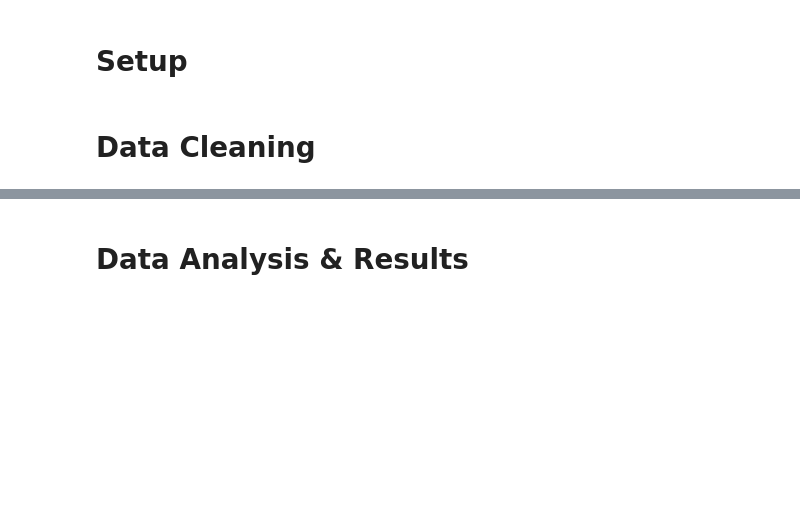
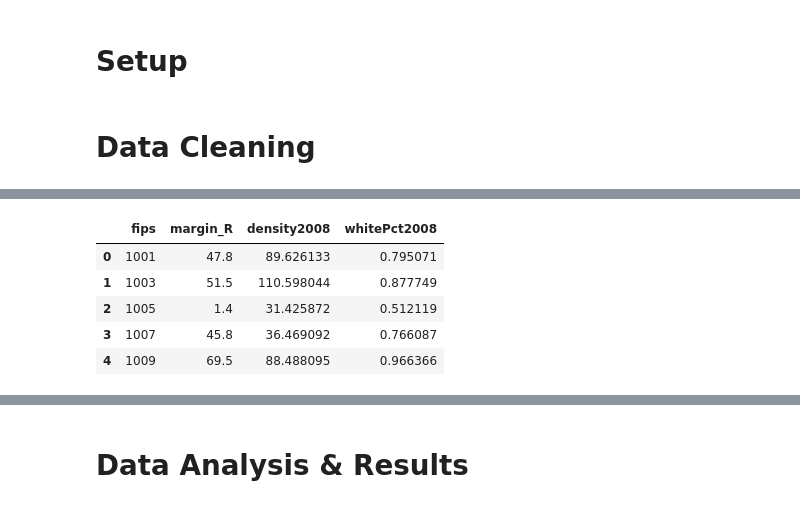
Before and after one commit to GiacomoPuccini/COGS108_Repo, a Jupyter notebook: FinalProject.ipynb, the cells around one changed output, grey strips where cells are left out. Saved outputs shown, nothing was run; the diff lists cells and outputs as text; code cells hidden in the pictures; blank space fills up the shorter version.

```diff
--- a/FinalProject.ipynb
+++ b/FinalProject.ipynb
@@ -286,0 +298,9 @@ data2016 = data2016.iloc[28:]
+# %%
+data2008.head()
+# %% [output]
+|  | fips | margin_R | density2008 | whitePct2008 |
+| 0 | 1001 | 47.8 | 89.626133 | 0.795071 |
+| 1 | 1003 | 51.5 | 110.598044 | 0.877749 |
+| 2 | 1005 | 1.4 | 31.425872 | 0.512119 |
+| 3 | 1007 | 45.8 | 36.469092 | 0.766087 |
+| 4 | 1009 | 69.5 | 88.488095 | 0.966366 |
```
Also changed, not shown: parts of 30 cells of this notebook.
